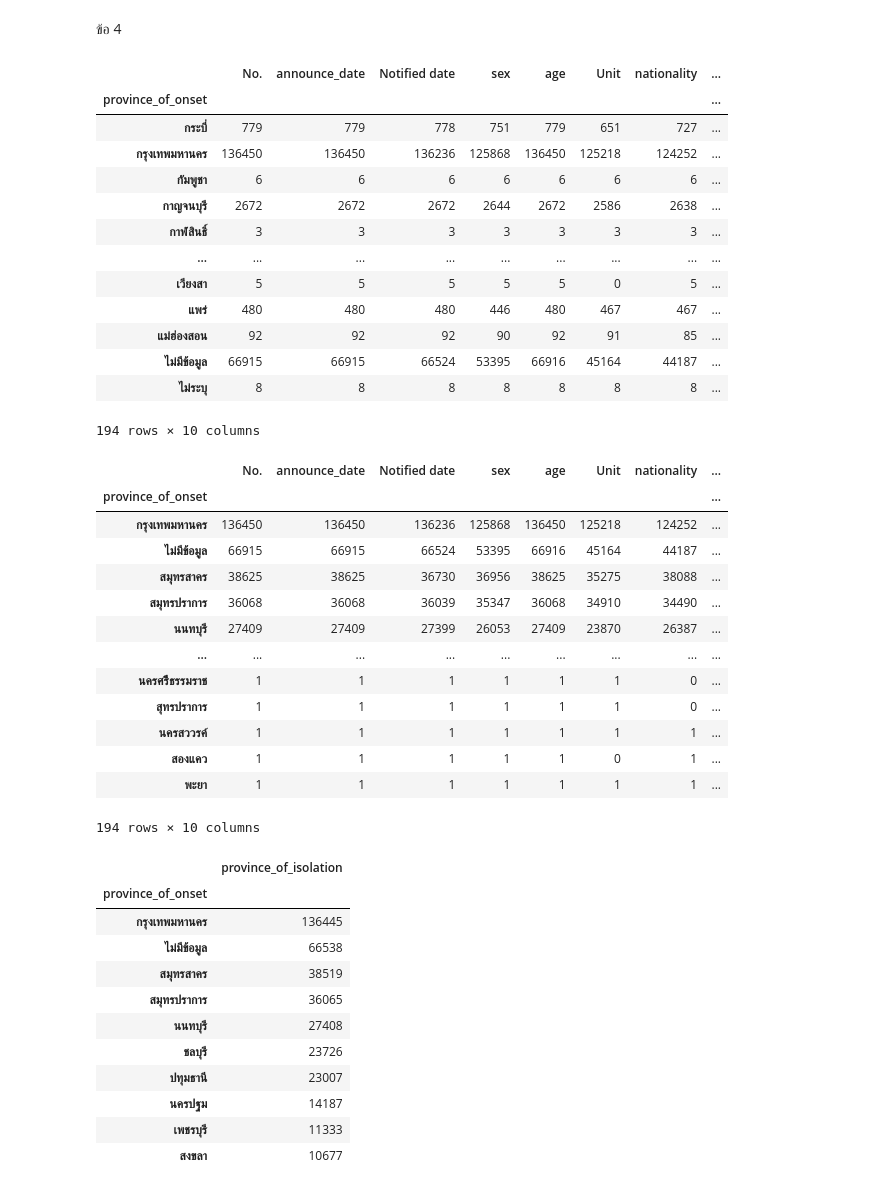
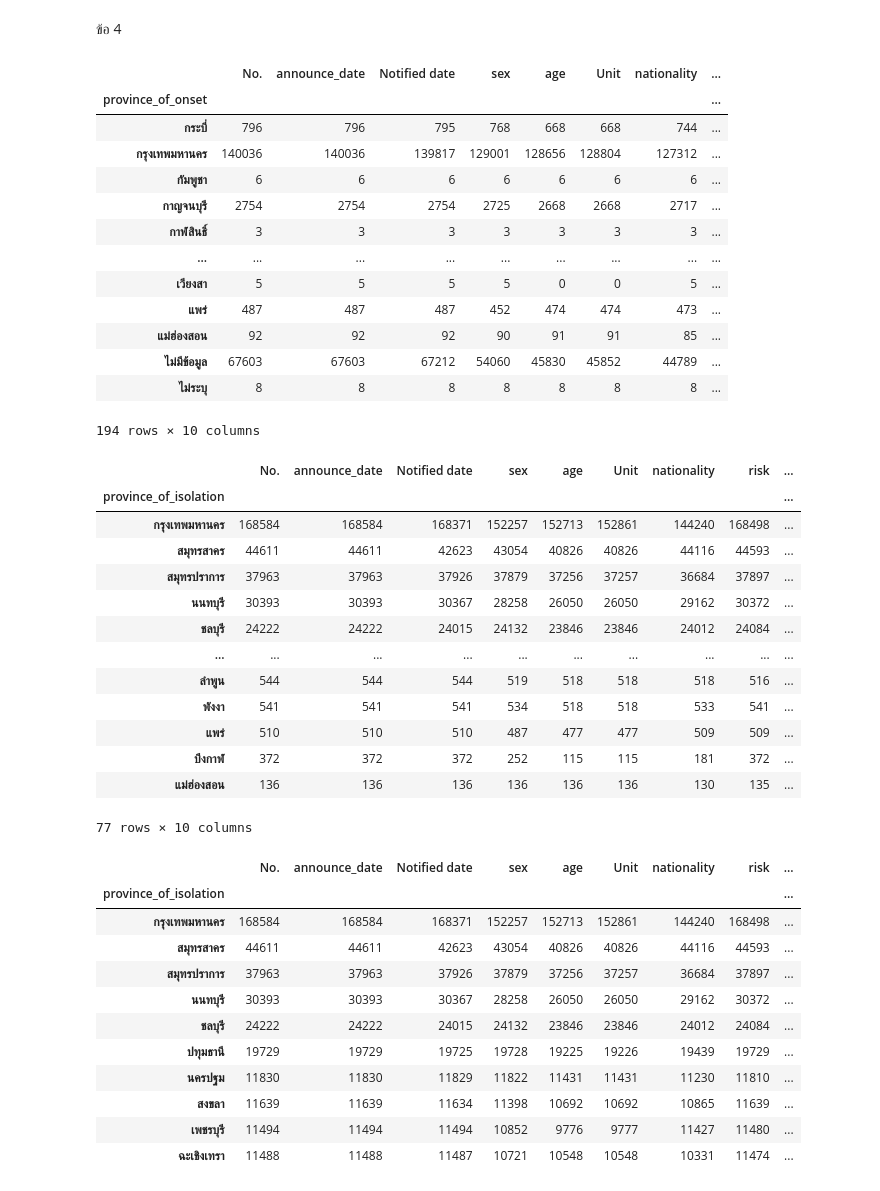
Before and after one commit to ploybongkot/DWDM21, a Jupyter notebook: Data_Preprocessing(Chapter3).ipynb, the cells around one changed output. Saved outputs shown, nothing was run; the diff lists cells and outputs as text; code cells hidden in the pictures.

```diff
--- a/Data_Preprocessing(Chapter3).ipynb
+++ b/Data_Preprocessing(Chapter3).ipynb
@@ -1650,53 +1624,53 @@ risk_cut
 # %% [markdown]
 ข้อ 4
 # %%
-data_cases2_nomissingage_nooutlier.groupby('province_of_onset').count()
+data_cases2.groupby('province_of_onset').count()
 # %% [output]
 |  | No. | announce_date | Notified date | sex | age | Unit | nationality | ... |
 | province_of_onset |  |  |  |  |  |  |  | ... |
-| กระบี่ | 779 | 779 | 778 | 751 | 779 | 651 | 727 | ... |
-| กรุงเทพมหานคร | 136450 | 136450 | 136236 | 125868 | 136450 | 125218 | 124252 | ... |
+| กระบี่ | 796 | 796 | 795 | 768 | 668 | 668 | 744 | ... |
+| กรุงเทพมหานคร | 140036 | 140036 | 139817 | 129001 | 128656 | 128804 | 127312 | ... |
 | กัมพูชา | 6 | 6 | 6 | 6 | 6 | 6 | 6 | ... |
-| กาญจนบุรี | 2672 | 2672 | 2672 | 2644 | 2672 | 2586 | 2638 | ... |
+| กาญจนบุรี | 2754 | 2754 | 2754 | 2725 | 2668 | 2668 | 2717 | ... |
 | กาฬสินธิ์ | 3 | 3 | 3 | 3 | 3 | 3 | 3 | ... |
 | ... | ... | ... | ... | ... | ... | ... | ... | ... |
-| เวียงสา | 5 | 5 | 5 | 5 | 5 | 0 | 5 | ... |
-| แพร่ | 480 | 480 | 480 | 446 | 480 | 467 | 467 | ... |
-| แม่ฮ่องสอน | 92 | 92 | 92 | 90 | 92 | 91 | 85 | ... |
-| ไม่มีข้อมูล | 66915 | 66915 | 66524 | 53395 | 66916 | 45164 | 44187 | ... |
+| เวียงสา | 5 | 5 | 5 | 5 | 0 | 0 | 5 | ... |
+| แพร่ | 487 | 487 | 487 | 452 | 474 | 474 | 473 | ... |
+| แม่ฮ่องสอน | 92 | 92 | 92 | 90 | 91 | 91 | 85 | ... |
+| ไม่มีข้อมูล | 67603 | 67603 | 67212 | 54060 | 45830 | 45852 | 44789 | ... |
 | ไม่ระบุ | 8 | 8 | 8 | 8 | 8 | 8 | 8 | ... |
 194 rows × 10 columns
 # %%
-isolation = data_cases2_nomissingage_nooutlier.groupby('province_of_onset').count().sort_values(by=['province_of_isolation'],ascending=False)
+isolation = data_cases2.groupby('province_of_isolation').count().sort_values(by=['No.'],ascending=False)
 isolation
 # %% [output]
-|  | No. | announce_date | Notified date | sex | age | Unit | nationality | ... |
-| province_of_onset |  |  |  |  |  |  |  | ... |
-| กรุงเทพมหานคร | 136450 | 136450 | 136236 | 125868 | 136450 | 125218 | 124252 | ... |
-| ไม่มีข้อมูล | 66915 | 66915 | 66524 | 53395 | 66916 | 45164 | 44187 | ... |
-| สมุทรสาคร | 38625 | 38625 | 36730 | 36956 | 38625 | 35275 | 38088 | ... |
-| สมุทรปราการ | 36068 | 36068 | 36039 | 35347 | 36068 | 34910 | 34490 | ... |
-| นนทบุรี | 27409 | 27409 | 27399 | 26053 | 27409 | 23870 | 26387 | ... |
-| ... | ... | ... | ... | ... | ... | ... | ... | ... |
-| นครศรีีธรรมราช | 1 | 1 | 1 | 1 | 1 | 1 | 0 | ... |
-| สุทรปราการ | 1 | 1 | 1 | 1 | 1 | 1 | 0 | ... |
-| นครสววรค์ | 1 | 1 | 1 | 1 | 1 | 1 | 1 | ... |
-| สองแคว | 1 | 1 | 1 | 1 | 1 | 0 | 1 | ... |
-| พะยา | 1 | 1 | 1 | 1 | 1 | 1 | 1 | ... |
+|  | No. | announce_date | Notified date | sex | age | Unit | nationality | risk | ... |
+| province_of_isolation |  |  |  |  |  |  |  |  | ... |
+| กรุงเทพมหานคร | 168584 | 168584 | 168371 | 152257 | 152713 | 152861 | 144240 | 168498 | ... |
+| สมุทรสาคร | 44611 | 44611 | 42623 | 43054 | 40826 | 40826 | 44116 | 44593 | ... |
+| สมุทรปราการ | 37963 | 37963 | 37926 | 37879 | 37256 | 37257 | 36684 | 37897 | ... |
+| นนทบุรี | 30393 | 30393 | 30367 | 28258 | 26050 | 26050 | 29162 | 30372 | ... |
+| ชลบุรี | 24222 | 24222 | 24015 | 24132 | 23846 | 23846 | 24012 | 24084 | ... |
+| ... | ... | ... | ... | ... | ... | ... | ... | ... | ... |
+| ลำพูน | 544 | 544 | 544 | 519 | 518 | 518 | 518 | 516 | ... |
+| พังงา | 541 | 541 | 541 | 534 | 518 | 518 | 533 | 541 | ... |
+| แพร่ | 510 | 510 | 510 | 487 | 477 | 477 | 509 | 509 | ... |
+| บึงกาฬ | 372 | 372 | 372 | 252 | 115 | 115 | 181 | 372 | ... |
+| แม่ฮ่องสอน | 136 | 136 | 136 | 136 | 136 | 136 | 130 | 135 | ... |
-194 rows × 10 columns
+77 rows × 10 columns
 # %%
-isolation_cut = isolation.iloc[:10,7:8]
+isolation_cut = isolation.iloc[:10,:]
 isolation_cut
 # %% [output]
-|  | province_of_isolation |
-| province_of_onset |  |
-| กรุงเทพมหานคร | 136445 |
-| ไม่มีข้อมูล | 66538 |
-| สมุทรสาคร | 38519 |
-| สมุทรปราการ | 36065 |
-| นนทบุรี | 27408 |
-| ชลบุรี | 23726 |
-| ปทุมธานี | 23007 |
-| นครปฐม | 14187 |
-| เพชรบุรี | 11333 |
-| สงขลา | 10677 |
+|  | No. | announce_date | Notified date | sex | age | Unit | nationality | risk | ... |
+| province_of_isolation |  |  |  |  |  |  |  |  | ... |
+| กรุงเทพมหานคร | 168584 | 168584 | 168371 | 152257 | 152713 | 152861 | 144240 | 168498 | ... |
+| สมุทรสาคร | 44611 | 44611 | 42623 | 43054 | 40826 | 40826 | 44116 | 44593 | ... |
+| สมุทรปราการ | 37963 | 37963 | 37926 | 37879 | 37256 | 37257 | 36684 | 37897 | ... |
+| นนทบุรี | 30393 | 30393 | 30367 | 28258 | 26050 | 26050 | 29162 | 30372 | ... |
+| ชลบุรี | 24222 | 24222 | 24015 | 24132 | 23846 | 23846 | 24012 | 24084 | ... |
+| ปทุมธานี | 19729 | 19729 | 19725 | 19728 | 19225 | 19226 | 19439 | 19729 | ... |
+| นครปฐม | 11830 | 11830 | 11829 | 11822 | 11431 | 11431 | 11230 | 11810 | ... |
+| สงขลา | 11639 | 11639 | 11634 | 11398 | 10692 | 10692 | 10865 | 11639 | ... |
+| เพชรบุรี | 11494 | 11494 | 11494 | 10852 | 9776 | 9777 | 11427 | 11480 | ... |
+| ฉะเชิงเทรา | 11488 | 11488 | 11487 | 10721 | 10548 | 10548 | 10331 | 11474 | ... |
```
Also changed, not shown: parts of 28 cells of this notebook.
